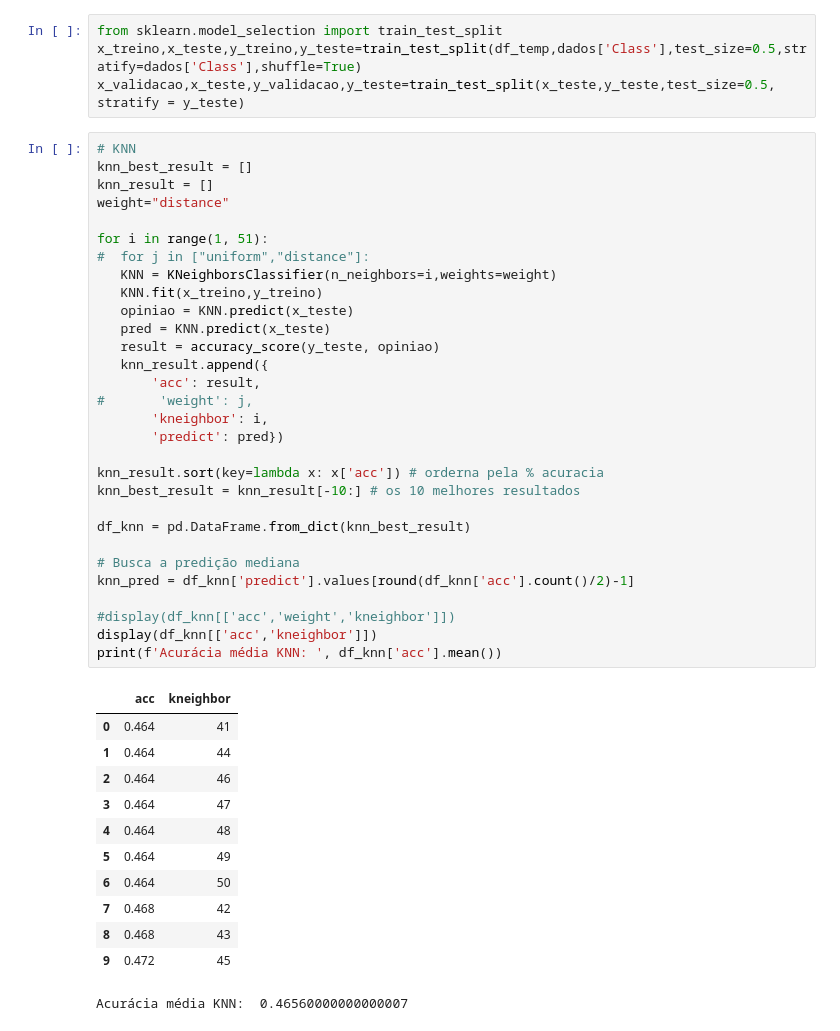
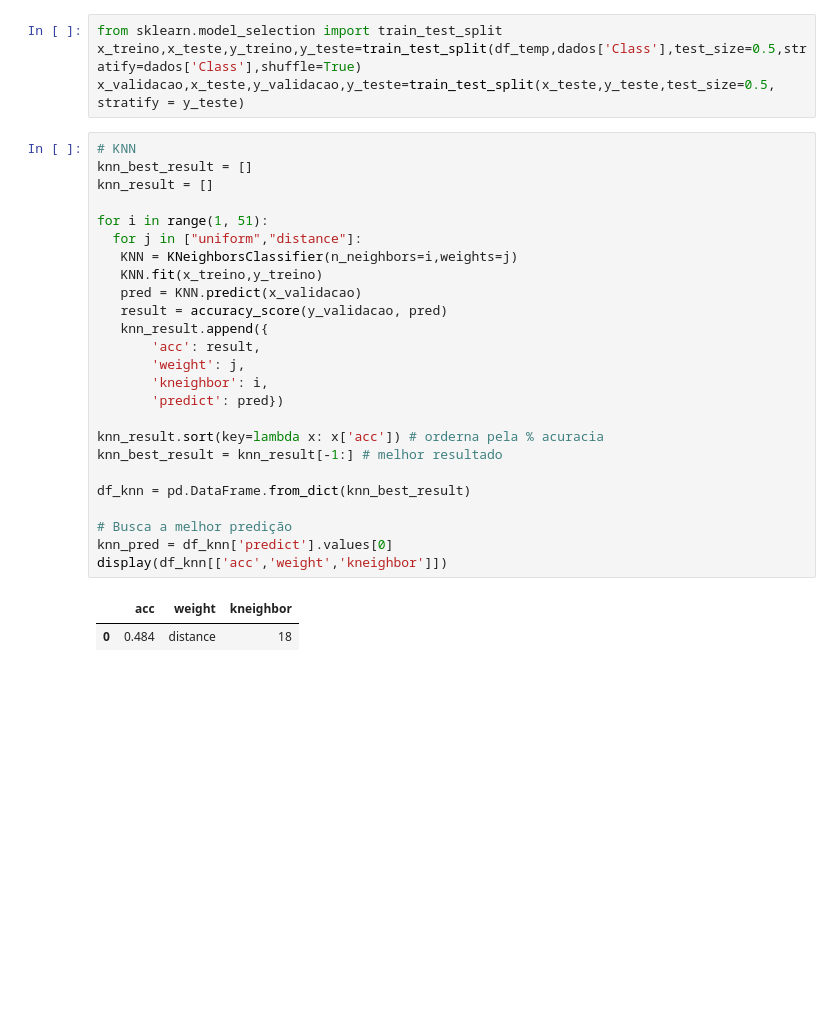
Before and after one commit to WillianCella/ModelosDeAprendizadoSupervisionado, a Jupyter notebook: Trabalho_1_–_Modelos_de_Aprendizado_Supervisionado.ipynb, the cells around one changed output. Drawn from its saved outputs; the diff is of its cells as text; blank space fills up the shorter version.

```diff
--- a/Trabalho_1_–_Modelos_de_Aprendizado_Supervisionado.ipynb
+++ b/Trabalho_1_–_Modelos_de_Aprendizado_Supervisionado.ipynb
@@ -101,46 +101,31 @@ x_validacao,x_teste,y_validacao,y_teste=train_test_split(x_teste,y_teste,test_si
 # %%
 # KNN
 knn_best_result = []
 knn_result = []
-weight="distance"
 
 for i in range(1, 51):
-#  for j in ["uniform","distance"]:
-   KNN = KNeighborsClassifier(n_neighbors=i,weights=weight)
+  for j in ["uniform","distance"]:
+   KNN = KNeighborsClassifier(n_neighbors=i,weights=j)
    KNN.fit(x_treino,y_treino)
-   opiniao = KNN.predict(x_teste)
-   pred = KNN.predict(x_teste)
-   result = accuracy_score(y_teste, opiniao)
+   pred = KNN.predict(x_validacao)
+   result = accuracy_score(y_validacao, pred)
    knn_result.append({
        'acc': result,
-#       'weight': j,
+       'weight': j,
        'kneighbor': i,
        'predict': pred})
 
 knn_result.sort(key=lambda x: x['acc']) # orderna pela % acuracia
-knn_best_result = knn_result[-10:] # os 10 melhores resultados
+knn_best_result = knn_result[-1:] # melhor resultado
 
 df_knn = pd.DataFrame.from_dict(knn_best_result)
 
-# Busca a predição mediana
-knn_pred = df_knn['predict'].values[round(df_knn['acc'].count()/2)-1]
-
-#display(df_knn[['acc','weight','kneighbor']])
-display(df_knn[['acc','kneighbor']])
-print(f'Acurácia média KNN: ', df_knn['acc'].mean())
+# Busca a melhor predição
+knn_pred = df_knn['predict'].values[0]
+display(df_knn[['acc','weight','kneighbor']])
 # %% [output]
-|  | acc | kneighbor |
-| 0 | 0.464 | 41 |
-| 1 | 0.464 | 44 |
-| 2 | 0.464 | 46 |
-| 3 | 0.464 | 47 |
-| 4 | 0.464 | 48 |
-| 5 | 0.464 | 49 |
-| 6 | 0.464 | 50 |
-| 7 | 0.468 | 42 |
-| 8 | 0.468 | 43 |
-| 9 | 0.472 | 45 |
+|  | acc | weight | kneighbor |
+| 0 | 0.484 | distance | 18 |
-Acurácia média KNN:  0.46560000000000007
 # %%
 # DT - Arvore de descisao
 dt_result = []
```
Also changed, not shown: parts of 7 cells of this notebook.
